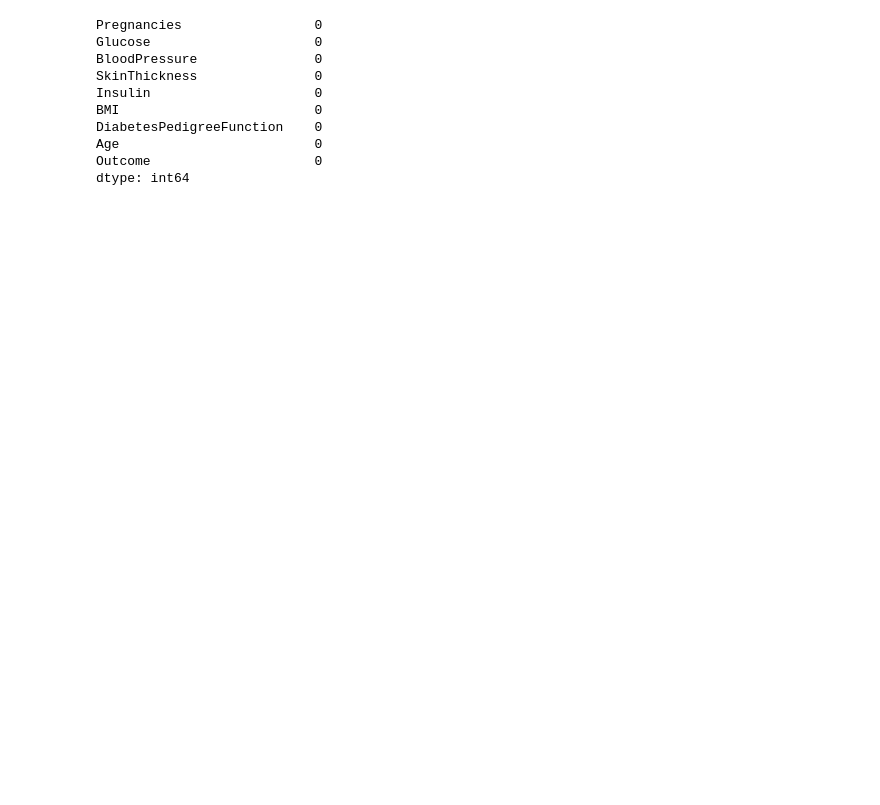
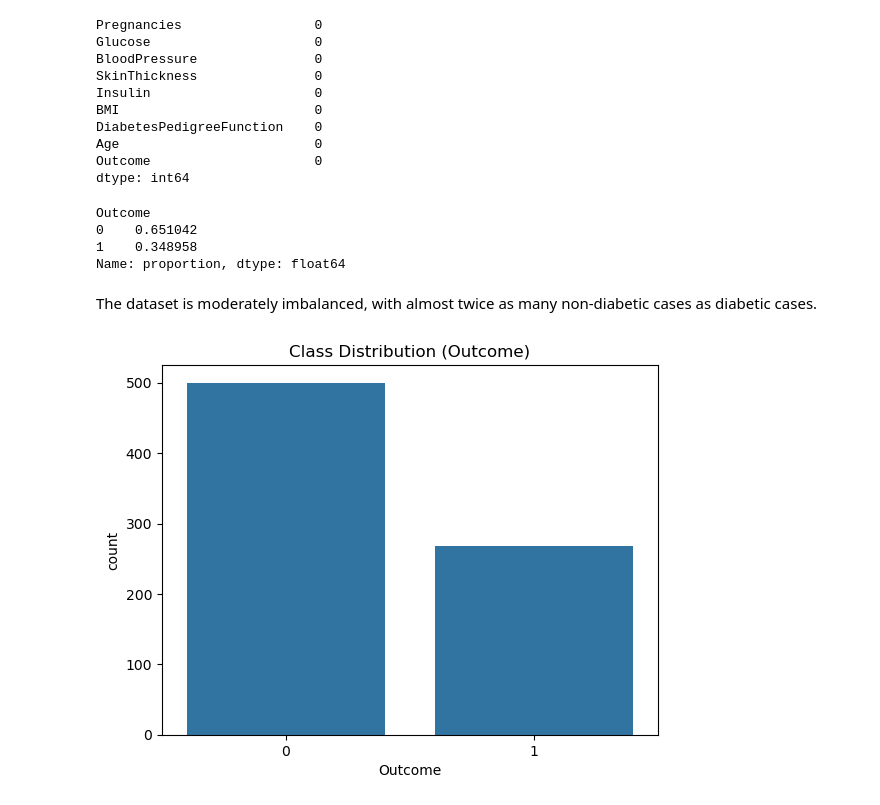
Before and after one commit to hassanh7n/diabetes_classification, a Jupyter notebook: notebooks/01_EDA.ipynb, the cells around one changed output. Saved outputs shown, nothing was run; the diff lists cells and outputs as text; code cells hidden in the pictures; blank space fills up the shorter version.

```diff
--- a/notebooks/01_EDA.ipynb
+++ b/notebooks/01_EDA.ipynb
@@ -59,6 +61,21 @@ DiabetesPedigreeFunction    0
 Age                         0
 Outcome                     0
 dtype: int64
+# %%
+df['Outcome'].value_counts(normalize=True)
+# %% [output]
+Outcome
+0    0.651042
+1    0.348958
+Name: proportion, dtype: float64
+# %% [markdown]
+The dataset is moderately imbalanced, with almost twice as many non-diabetic cases as diabetic cases.
+# %%
+sns.countplot(x='Outcome', data=df)
+plt.title("Class Distribution (Outcome)")
+plt.show()
+# %% [output]
+[figure, added]
 # %%
 cols = ['Glucose','BloodPressure','SkinThickness','Insulin','BMI']
 df[cols] = df[cols].replace(0, np.nan)
```
Also changed, not shown: parts of 10 cells of this notebook.
